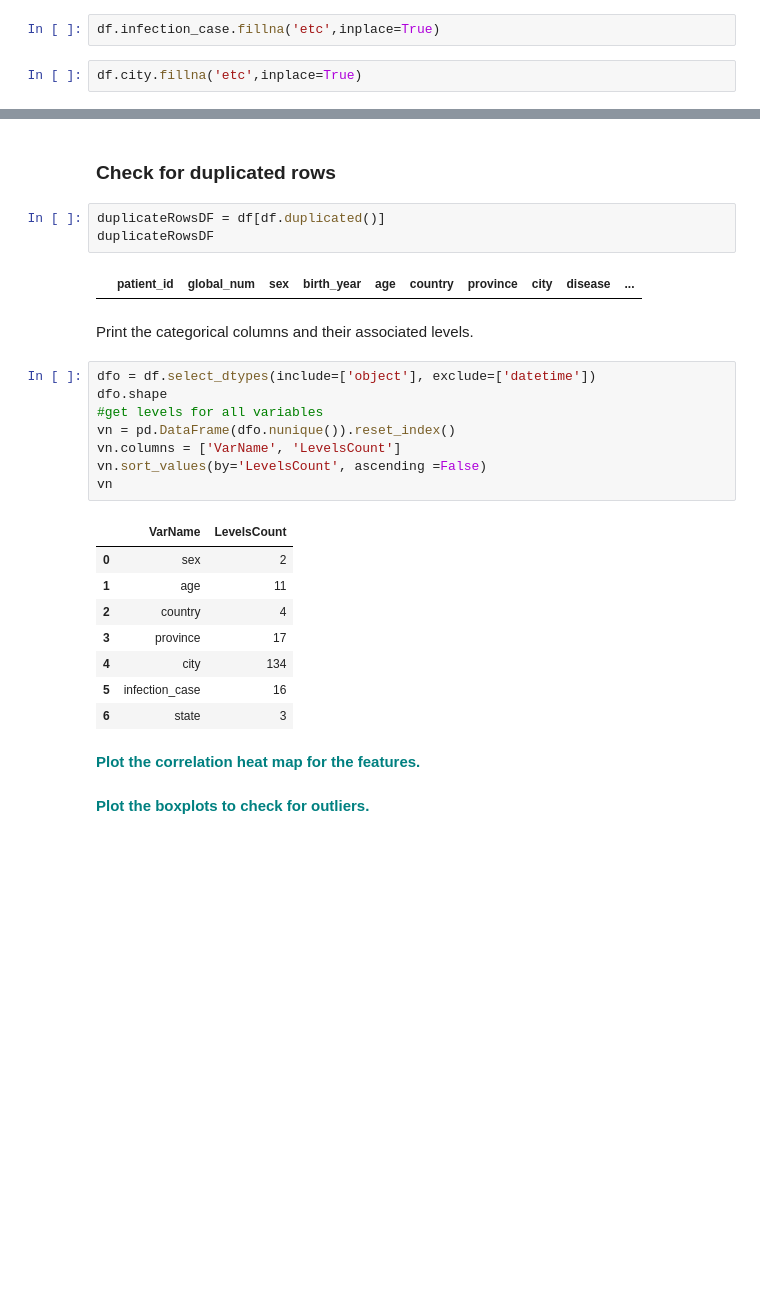
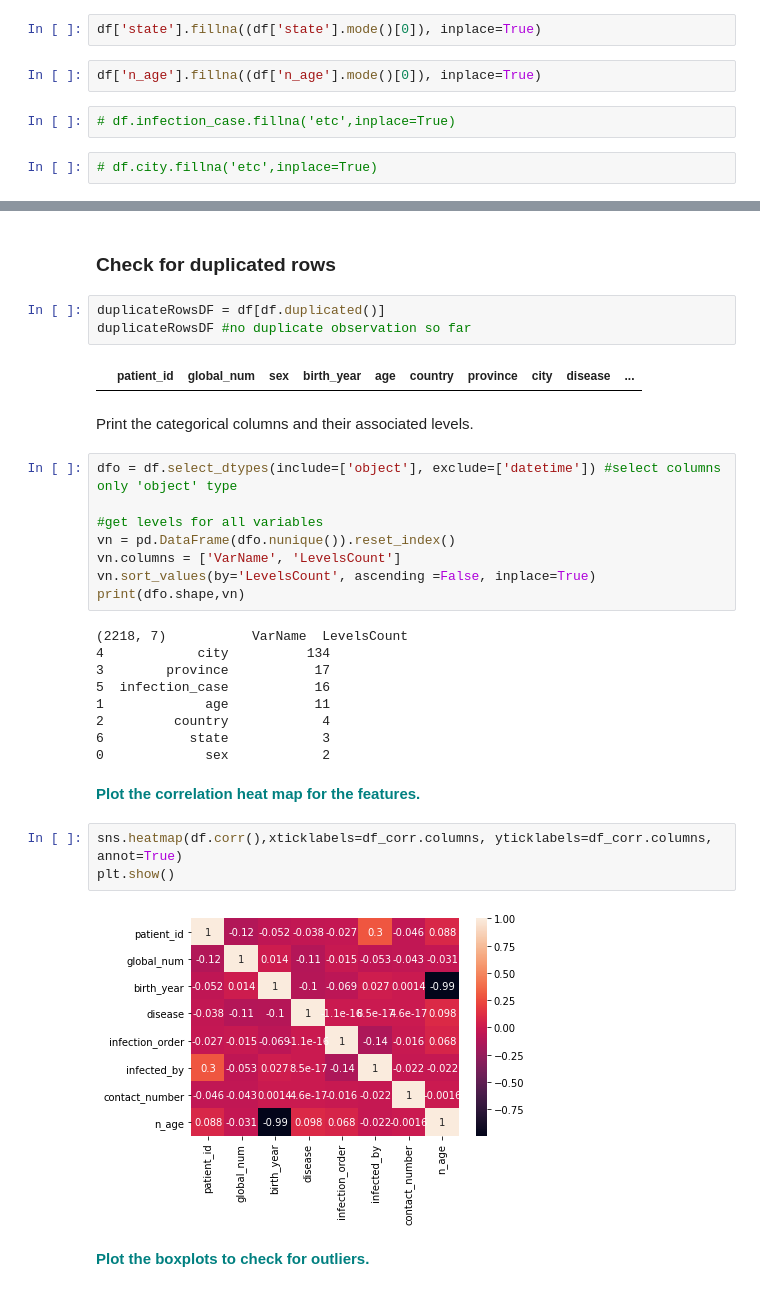
Before and after one commit to BinhKieu82/Springboard_NormProj, a Jupyter notebook: 14.4RandomForest Covid Case Study_06302020/RandomForest_casestudy_covid19.ipynb, the cells around one changed output, grey strips where cells are left out. Saved outputs shown, nothing was run; the diff lists cells and outputs as text; blank space fills up the shorter version.

```diff
--- a/14.4RandomForest Covid Case Study_06302020/RandomForest_casestudy_covid19.ipynb
+++ b/14.4RandomForest Covid Case Study_06302020/RandomForest_casestudy_covid19.ipynb
@@ -207,4 +220,8 @@ memory usage: 312.0+ KB
+# %%
+df['state'].fillna((df['state'].mode()[0]), inplace=True)
+# %%
+df['n_age'].fillna((df['n_age'].mode()[0]), inplace=True)
 # %%
-df.infection_case.fillna('etc',inplace=True)
+# df.infection_case.fillna('etc',inplace=True)
 # %%
-df.city.fillna('etc',inplace=True)
+# df.city.fillna('etc',inplace=True)
@@ -338,29 +333,34 @@ df.describe().T
 ### Check for duplicated rows
 # %%
 duplicateRowsDF = df[df.duplicated()]
-duplicateRowsDF
+duplicateRowsDF #no duplicate observation so far
 # %% [output]
 |  | patient_id | global_num | sex | birth_year | age | country | province | city | disease | ... |
 # %% [markdown]
 Print the categorical columns and their associated levels.
 # %%
-dfo = df.select_dtypes(include=['object'], exclude=['datetime'])
-dfo.shape
+dfo = df.select_dtypes(include=['object'], exclude=['datetime']) #select columns only 'object' type
+
 #get levels for all variables
 vn = pd.DataFrame(dfo.nunique()).reset_index()
 vn.columns = ['VarName', 'LevelsCount']
-vn.sort_values(by='LevelsCount', ascending =False)
-vn
+vn.sort_values(by='LevelsCount', ascending =False, inplace=True)
+print(dfo.shape,vn)
 # %% [output]
-|  | VarName | LevelsCount |
-| 0 | sex | 2 |
-| 1 | age | 11 |
-| 2 | country | 4 |
-| 3 | province | 17 |
-| 4 | city | 134 |
-| 5 | infection_case | 16 |
-| 6 | state | 3 |
+(2218, 7)           VarName  LevelsCount
+4            city          134
+3        province           17
+5  infection_case           16
+1             age           11
+2         country            4
+6           state            3
+0             sex            2
 # %% [markdown]
 **<font color='teal'> Plot the correlation heat map for the features.</font>**
+# %%
+sns.heatmap(df.corr(),xticklabels=df_corr.columns, yticklabels=df_corr.columns, annot=True)
+plt.show()
+# %% [output]
+[figure, added]
 # %% [markdown]
 **<font color='teal'> Plot the boxplots to check for outliers. </font>**
```
Also changed, not shown: parts of 22 cells of this notebook.
